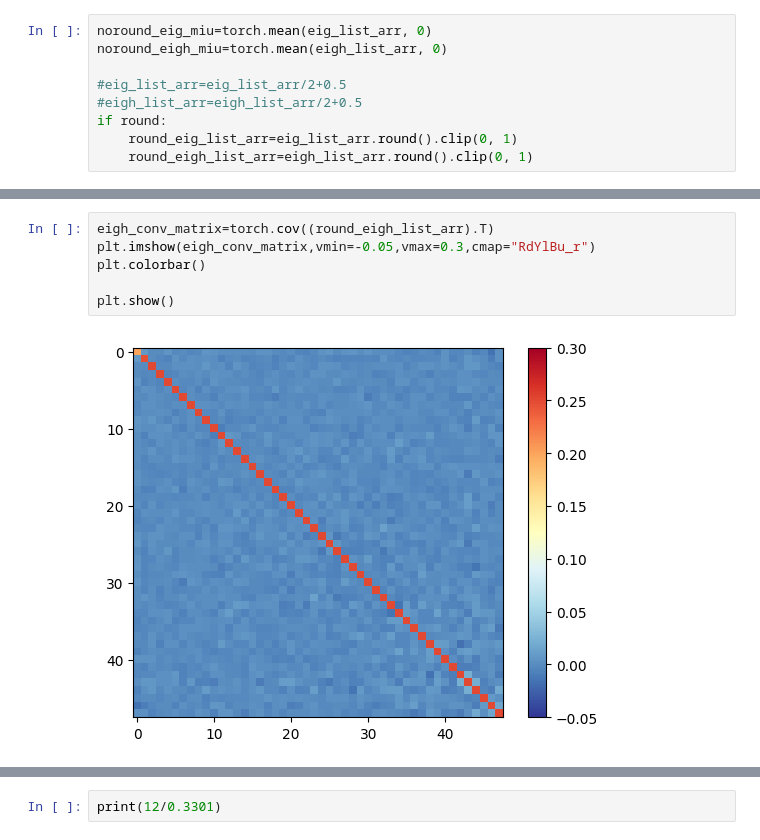
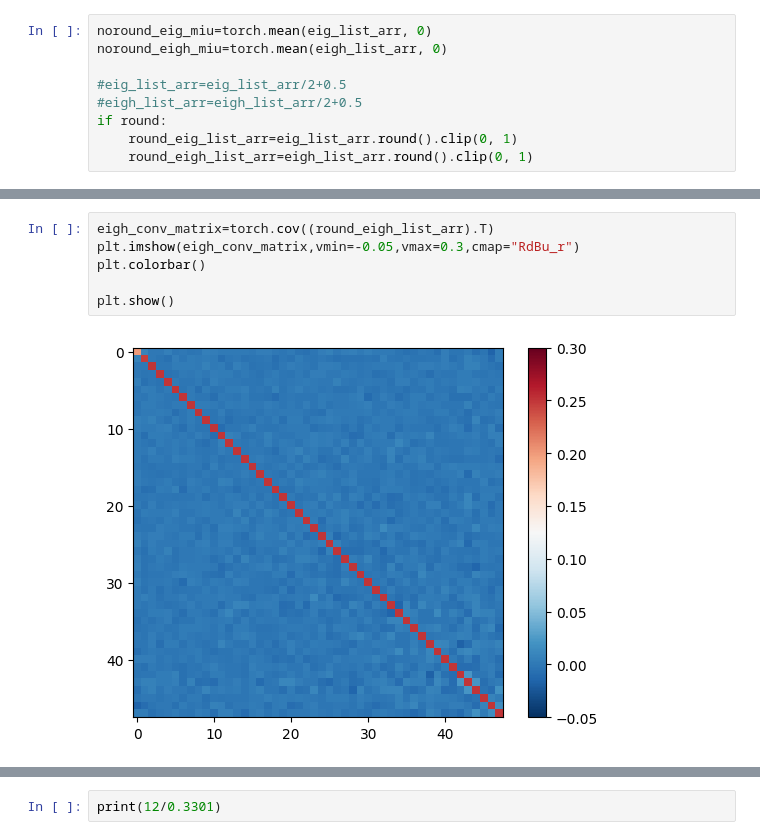
Before and after one commit to csiejimmyliu/HiDDeN_experiment, a Jupyter notebook: ss_HiDDeN/whitening.ipynb, the cells around one changed output, grey strips where cells are left out. Drawn from its saved outputs; the diff is of its cells as text.

```diff
--- a/ss_HiDDeN/whitening.ipynb
+++ b/ss_HiDDeN/whitening.ipynb
@@ -300,11 +292,11 @@ tensor([0.2500, 0.2500, 0.2500, 0.2500, 0.2500, 0.2500, 0.2500, 0.2500, 0.2500,
 # %%
 eigh_conv_matrix=torch.cov((round_eigh_list_arr).T)
-plt.imshow(eigh_conv_matrix,vmin=-0.05,vmax=0.3,cmap="RdYlBu_r")
+plt.imshow(eigh_conv_matrix,vmin=-0.05,vmax=0.3,cmap="RdBu_r")
 plt.colorbar()
 
 plt.show()
 # %% [output]
-[figure, old version]
+[figure, new version]
 # %%
 print(torch.diag(eig_conv_matrix))
 print(torch.diag(eigh_conv_matrix))
```
Also changed, not shown: parts of 18 cells of this notebook, 4 other files.
